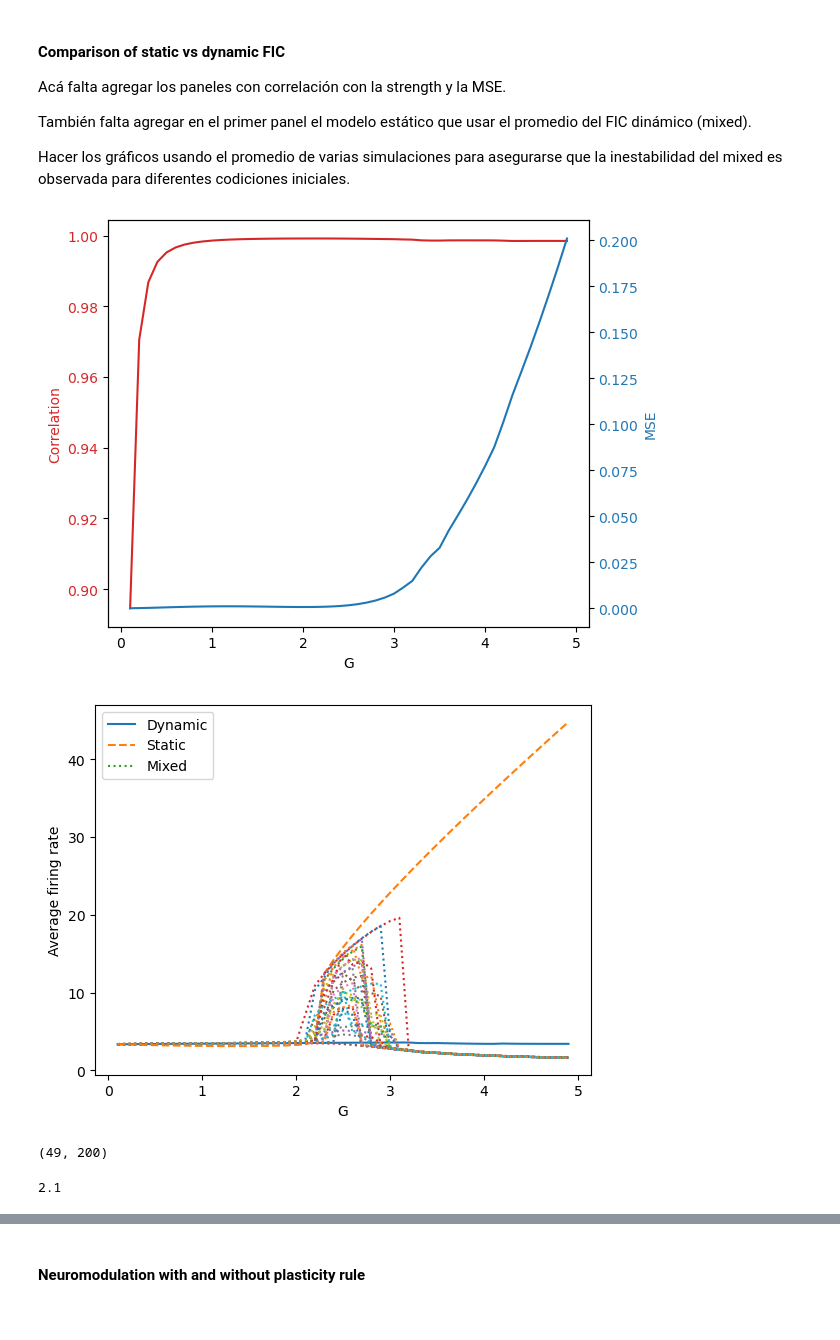
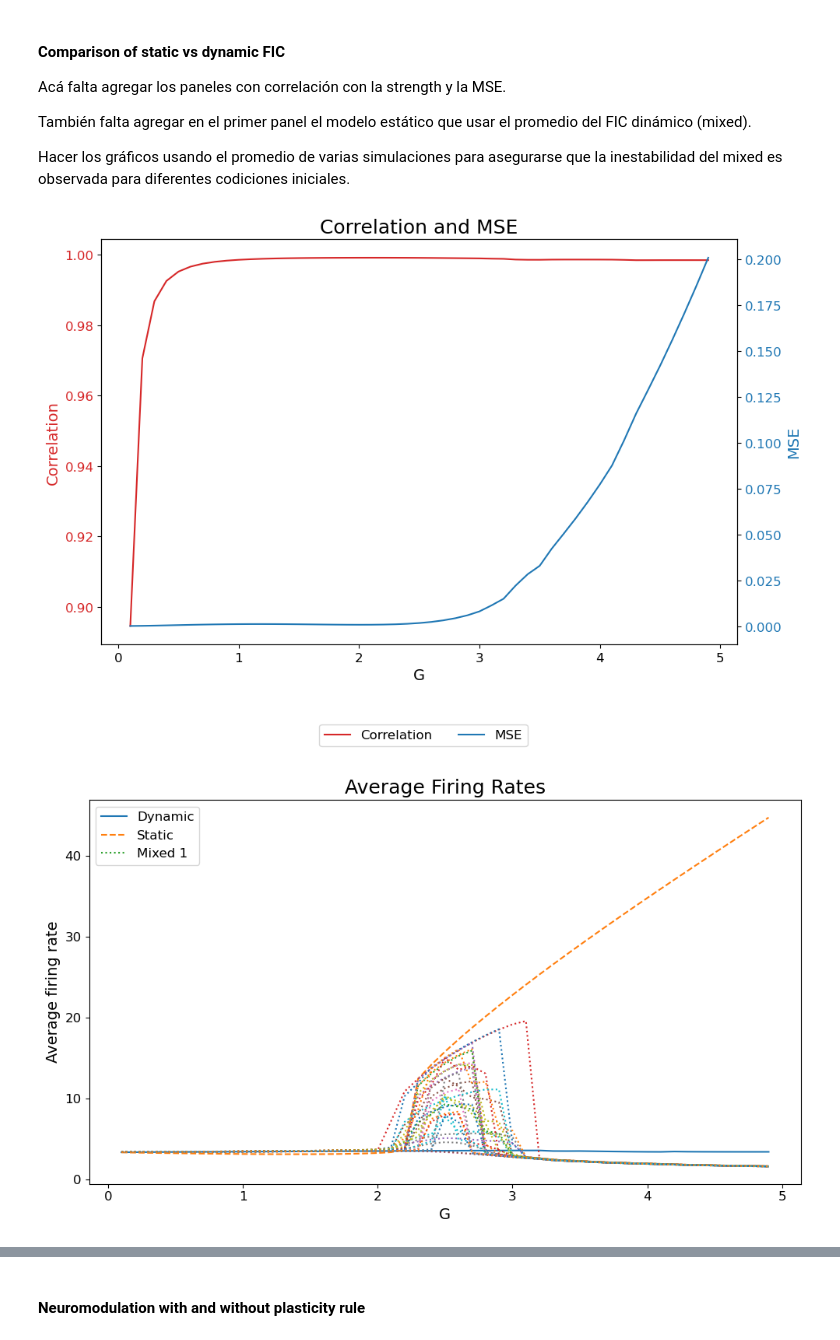
Before and after one commit to Picardian14/dyn_fic_dmf, a Jupyter notebook: python/fic_paper_figures.ipynb, the cells around one changed output, grey strips where cells are left out. Drawn from its saved outputs; the diff is of its cells as text; code cells hidden in the pictures.

```diff
--- a/python/fic_paper_figures.ipynb
+++ b/python/fic_paper_figures.ipynb
@@ -47,7 +47,7 @@ from matplotlib.gridspec import GridSpec
 #datafolder = '/home/ruben.herzog/OneDrive/Projects/dynFIC/data2plot/'
 #figfold = '/home/ruben.herzog/OneDrive/Projects/dynFIC/paper_figs/figures/'
 datafolder = '/home/ivan.mindlin/Desktop/DatosParaRuben/'
-figfold = '/network/lustre/iss02/home/ivan.mindlin/dyn_fic_dmf/paper_figs'
+figfold = '/home/ivan.mindlin/Repos/dyn_fic_dmf/paper_figs/'
 # Homeostatic fit
 hom_fit_list = [] # 0=1.22, 1=3.44, 2=6.88, 3=50
 hom_fit_list.append(np.load(datafolder+'ChequeoPreliminar/HomeostaticFit1-22-Grid/hom_grid.npy'))
@@ -81,6 +81,13 @@ peak_time_ac_grid = np.load(datafolder+'slow_waves/peak_time_grid.npy')
 corr_to_sc_grid = np.load(datafolder+'slow_waves/corr_to_sc_grid.npy')
 rates_grid = np.load(datafolder+'slow_waves/rates_grid.npy')
 homeo_fit_grid = np.load(datafolder+'slow_waves/homeostatic_fittness_grid.npy')
+
+# Font sizes
+TITLE = 18
+LABEL = 14
+TICKS = 12
+LEGEND = 12
+COLORBAR = 14
 # %% [markdown]
 #### Homeostatic Fit
 # %%
@@ -198,58 +219,65 @@ Hacer los gráficos usando el promedio de varias simulaciones para asegurarse qu
 # %%
 import numpy as np
 
 # Define the data path
 data_path = "/home/ivan.mindlin/Desktop/DatosParaRuben/ChequeoPreliminar"
 
 # Load the results from the specified directory
 mse_values = np.load(os.path.join(data_path, "mse_values.npy"))
 corr_values = np.load(os.path.join(data_path, "corr_values.npy"))
 avg_fr_dyn_values = np.load(os.path.join(data_path, "avg_fr_dyn_values.npy"))
 avg_fr_stat_values = np.load(os.path.join(data_path, "avg_fr_stat_values.npy"))
 avg_fr_mixed_values = np.load(os.path.join(data_path, "avg_fr_mixed_values.npy"))
 stat_fic_values = np.load(os.path.join(data_path, "stat_fic_values.npy"))
 dyn_fic_values = np.load(os.path.join(data_path, "dyn_fic_values.npy"))
 G_values = np.load(os.path.join(data_path, "G_values.npy"))
 
+# Panel 2_D: Shared y-axis plot for Correlation and MSE
+fig, ax1 = plt.subplots(figsize=(10, 6))
 
-#Do a shared y-axis plot where in the left axis you show the correlation and in the right axis you show the MSE
-fig, ax1 = plt.subplots()
+# Correlation (Left y-axis)
 color = 'tab:red'
-ax1.set_xlabel('G')
-ax1.set_ylabel('Correlation', color=color)
-ax1.plot(G_values, corr_values, color=color)
-ax1.tick_params(axis='y', labelcolor=color)
+ax1.set_xlabel('G', fontsize=LABEL)
+ax1.set_ylabel('Correlation', color=color, fontsize=LABEL)
+ax1.plot(G_values, corr_values, color=color, label='Correlation')
+ax1.tick_params(axis='y', labelcolor=color, labelsize=TICKS)
+ax1.tick_params(axis='x', labelsize=TICKS)
+
+# MSE (Right y-axis)
 ax2 = ax1.twinx()  # instantiate a second axes that shares the same x-axis
 color = 'tab:blue'
-ax2.set_ylabel('MSE', color=color)  # we already handled the x-label with ax1
-ax2.plot(G_values, mse_values, color=color)
-ax2.tick_params(axis='y', labelcolor=color)
-# add legend to distinguish between the two lines
+ax2.set_ylabel('MSE', color=color, fontsize=LABEL)
+ax2.plot(G_values, mse_values, color=color, label='MSE')
+ax2.tick_params(axis='y', labelcolor=color, labelsize=TICKS)
 
-fig.tight_layout()  # otherwise the right y-label is slightly clipped
+# Add legends for clarity
+fig.legend(loc="upper center", bbox_to_anchor=(0.5, -0.05), fontsize=LEGEND, ncol=2)
+
+fig.tight_layout()  # Adjust layout to avoid clipping
+plt.title('Correlation and MSE', fontsize=TITLE)
 plt.show()
 
-# plot thes average firing rates for the dynamic and static simulations
-plt.figure()
-plt.plot(G_values, np.mean(avg_fr_dyn_values, axis=1))
-plt.plot(G_values, np.mean(avg_fr_stat_values, axis=1), '--')
-#plt.plot(G_values, np.mean(avg_fr_mixed_values, axis=2), ':')
+# Panel 2_E: Average firing rates for dynamic, static, and mixed simulations
+plt.figure(figsize=(10, 6))
+
+plt.plot(G_values, np.mean(avg_fr_dyn_values, axis=1), label='Dynamic')
+plt.plot(G_values, np.mean(avg_fr_stat_values, axis=1), '--', label='Static')
+
+# Loop for mixed values
 for i in range(avg_fr_mixed_values.shape[0]):
     mix_rep = np.mean(avg_fr_mixed_values[i, :, :], axis=1)
-    plt.plot(G_values, mix_rep, ':')
-plt.xlabel('G')
-plt.ylabel('Average firing rate')
-plt.legend(['Dynamic', 'Static', 'Mixed'])
+    plt.plot(G_values, mix_rep, ':', label=f'Mixed {i+1}' if i == 0 else "")
+
+plt.xlabel('G', fontsize=LABEL)
+plt.ylabel('Average firing rate', fontsize=LABEL)
+plt.xticks(fontsize=TICKS)
+plt.yticks(fontsize=TICKS)
+plt.title('Average Firing Rates', fontsize=TITLE)
+plt.legend(fontsize=LEGEND)
+plt.tight_layout()
+
 plt.show()
 # %% [output]
-[figure, old version]
+[figure, new version]
-[figure, old version]
+[figure, new version]
-# %%
-stat_fic_values.shape
-# %% [output]
-(49, 200)
-# %%
-G_range[20]
-# %% [output]
-2.1
 # %%
```
Also changed, not shown: parts of 11 cells of this notebook.
